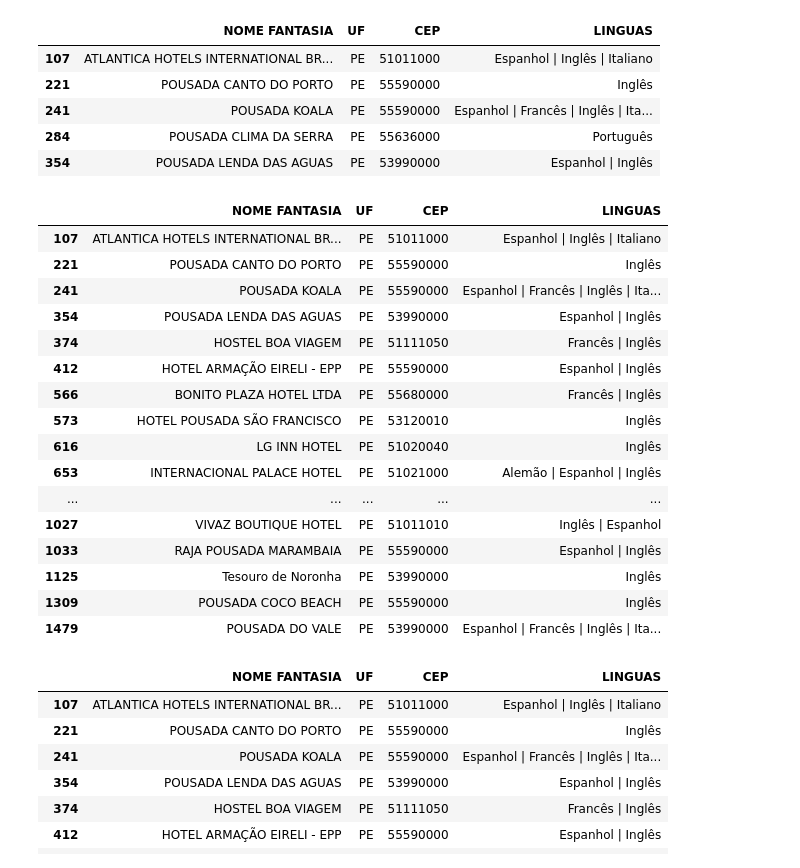
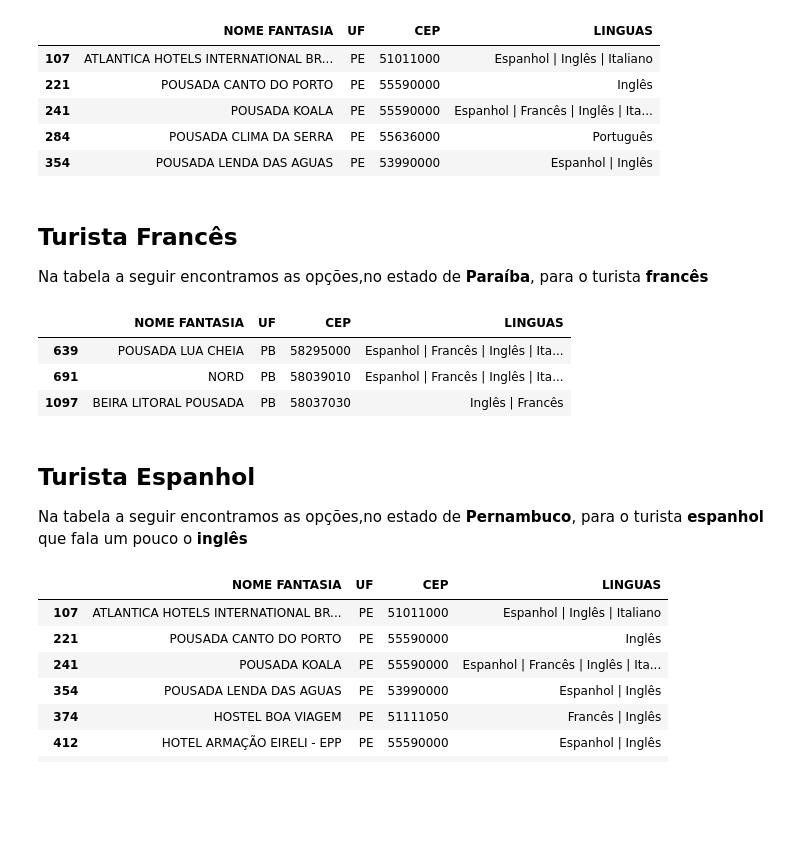
Before and after one commit to Jcss03/Desafio, a Jupyter notebook: Turismo .ipynb, the cells around one changed output. Saved outputs shown, nothing was run; the diff lists cells and outputs as text; code cells hidden in the pictures; blank space fills up the shorter version.

```diff
--- a/Turismo .ipynb
+++ b/Turismo .ipynb
@@ -8,7 +9,7 @@ import matplotlib.pyplot as plt
 %matplotlib inline
 
 # Abrindo arquivo com panda
-data_xlsx = pd.read_excel('csv\Teste_MeiodeHospedagem201801TrimestreCadasturPJ.xlsx')
+data_xlsx = pd.read_excel('dados\Teste_MeiodeHospedagem201801TrimestreCadasturPJ.xlsx')
 nome_colunas = data_xlsx.columns # retorna uma lista com os nomes das colunas
 
 # ex: dos Dados
@@ -145,28 +150,21 @@ PE_dataset[0:5] # Prestadoras de servico de PE
 | 241 | POUSADA KOALA | PE | 55590000 | Espanhol | Francês | Inglês | Ita... |
 | 284 | POUSADA CLIMA DA SERRA | PE | 55636000 | Português |
 | 354 | POUSADA LENDA DAS AGUAS | PE | 53990000 | Espanhol | Inglês |
+# %% [markdown]
+<h2>Turista Francês</h2>
+<p>Na tabela a seguir encontramos as opções,no estado de <strong>Paraíba</strong>, para o turista <strong>francês</strong></p>
 # %%
 #verificando prestadoras de servico por tipo de idioma que turistas podem encontrar
 
-PE_dataset[PE_dataset.LINGUAS.str.contains('Inglês')] # testando
+PB_dataset[PB_dataset.LINGUAS.str.contains('Francês')]
 # %% [output]
 |  | NOME FANTASIA | UF | CEP | LINGUAS |
-| 107 | ATLANTICA HOTELS INTERNATIONAL BR... | PE | 51011000 | Espanhol | Inglês | Italiano |
-| 221 | POUSADA CANTO DO PORTO | PE | 55590000 | Inglês |
-| 241 | POUSADA KOALA | PE | 55590000 | Espanhol | Francês | Inglês | Ita... |
-| 354 | POUSADA LENDA DAS AGUAS | PE | 53990000 | Espanhol | Inglês |
-| 374 | HOSTEL BOA VIAGEM | PE | 51111050 | Francês | Inglês |
-| 412 | HOTEL ARMAÇÃO EIRELI - EPP | PE | 55590000 | Espanhol | Inglês |
-| 566 | BONITO PLAZA HOTEL LTDA | PE | 55680000 | Francês | Inglês |
-| 573 | HOTEL POUSADA SÃO FRANCISCO | PE | 53120010 | Inglês |
-| 616 | LG INN HOTEL | PE | 51020040 | Inglês |
-| 653 | INTERNACIONAL PALACE HOTEL | PE | 51021000 | Alemão | Espanhol | Inglês |
-| ... | ... | ... | ... | ... |
-| 1027 | VIVAZ BOUTIQUE HOTEL | PE | 51011010 | Inglês | Espanhol |
-| 1033 | RAJA POUSADA MARAMBAIA | PE | 55590000 | Espanhol | Inglês |
-| 1125 | Tesouro de Noronha | PE | 53990000 | Inglês |
-| 1309 | POUSADA COCO BEACH | PE | 55590000 | Inglês |
-| 1479 | POUSADA DO VALE | PE | 53990000 | Espanhol | Francês | Inglês | Ita... |
+| 639 | POUSADA LUA CHEIA | PB | 58295000 | Espanhol | Francês | Inglês | Ita... |
+| 691 | NORD | PB | 58039010 | Espanhol | Francês | Inglês | Ita... |
+| 1097 | BEIRA LITORAL POUSADA | PB | 58037030 | Inglês | Francês |
+# %% [markdown]
+<h2>Turista Espanhol</h2>
+<p>Na tabela a seguir encontramos as opções,no estado de <strong>Pernambuco</strong>, para o turista <strong>espanhol</strong> que fala um pouco o <strong>inglês</strong></p>
 # %%
 PE_dataset[(PE_dataset.LINGUAS.str.contains('Inglês')) | (PE_dataset.LINGUAS.str.contains('Espanhol'))]
 # %% [output]
```
Also changed, not shown: parts of 3 cells of this notebook, 3 other files.
